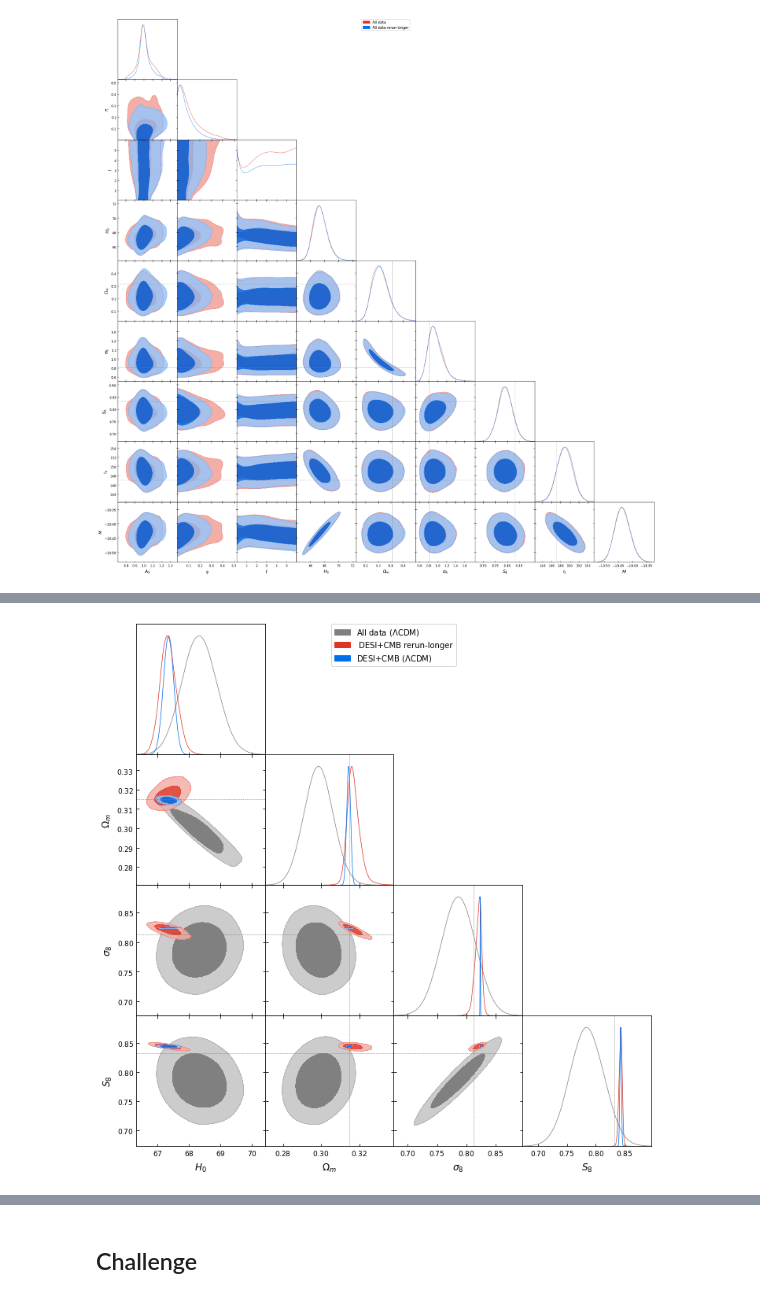
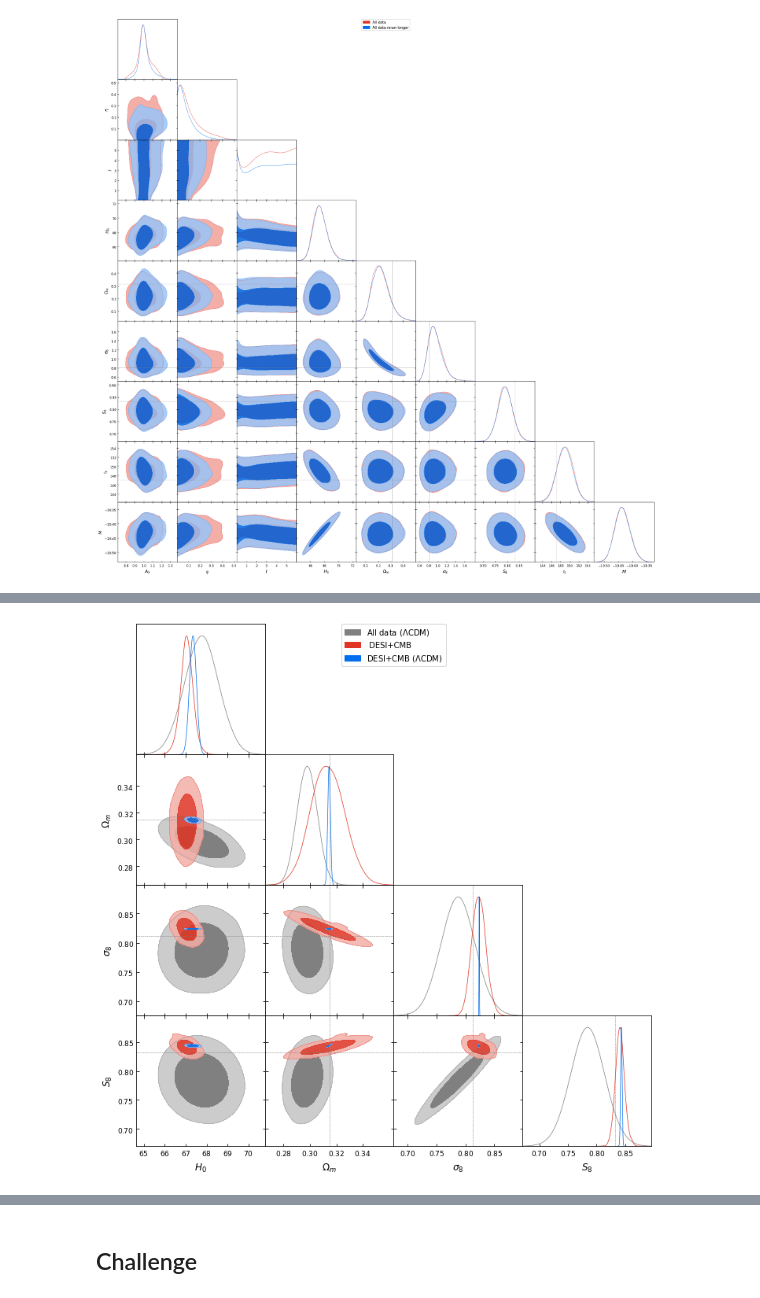
Before and after one commit to JaimeRZP/Growz, a Jupyter notebook: notebooks/plotting_clean.ipynb, the cells around one changed output, grey strips where cells are left out. Cells and saved outputs as stored; diff of their text form; code cells hidden in the pictures.

```diff
--- a/notebooks/plotting_clean.ipynb
+++ b/notebooks/plotting_clean.ipynb
@@ -144,7 +144,7 @@ def get_m_s(rows):
 # %%
 #LCDM
 path = '/home/jaime/PhD/Growz/data/outputs/LCDM/'
-fiducial_LCDM = np.load(os.path.join(path,'LCDM_All_CMB_10000_10000/samples.npz'))
+fiducial_LCDM = np.load(os.path.join(path,'LCDM_All_CMB_Planck_10001_10001/samples.npz'))
 DESI_LCDM = np.load(os.path.join(path,'LCDM_DESI_CMB_Planck_10001_10001/samples.npz'))
 
 path = '/home/jaime/PhD/Growz/data/outputs/finals/'
@@ -516,14 +516,14 @@ g.triangle_plot([All_CMB_geo_samples, All_CMB_geo2_samples],
 # %%
 g = plots.getSubplotPlotter(subplot_size=2.5)
-g.triangle_plot([Fiducial_LCDM_samples, DESI_CMB2_samples, DESI_LCDM_samples],
+g.triangle_plot([Fiducial_LCDM_samples, DESI_CMB_samples, DESI_LCDM_samples],
                 ['H0_gp', 'Omega_m', 's80', 'S80'],
                 filled=True,
                 markers={'H0':100*data_class.cosmo.h(),
                          'Omega_m': data_class.cosmo.Omega_m(),
                          's80': data_class.cosmo.sigma8(),
                          'S80': data_class.cosmo.sigma8()*np.sqrt(data_class.cosmo.Omega_m()/0.3),
                          'rd':147.06546072,
                          'M': -19.2})
 g.export('/mnt/c/Users/Jaime/Desktop/PhD/gp_figures/triangle_forecast.pdf')
 # %% [output]
-[figure, old version]
+[figure, new version]
```
Also changed, not shown: parts of 21 cells of this notebook, 3 other files.
